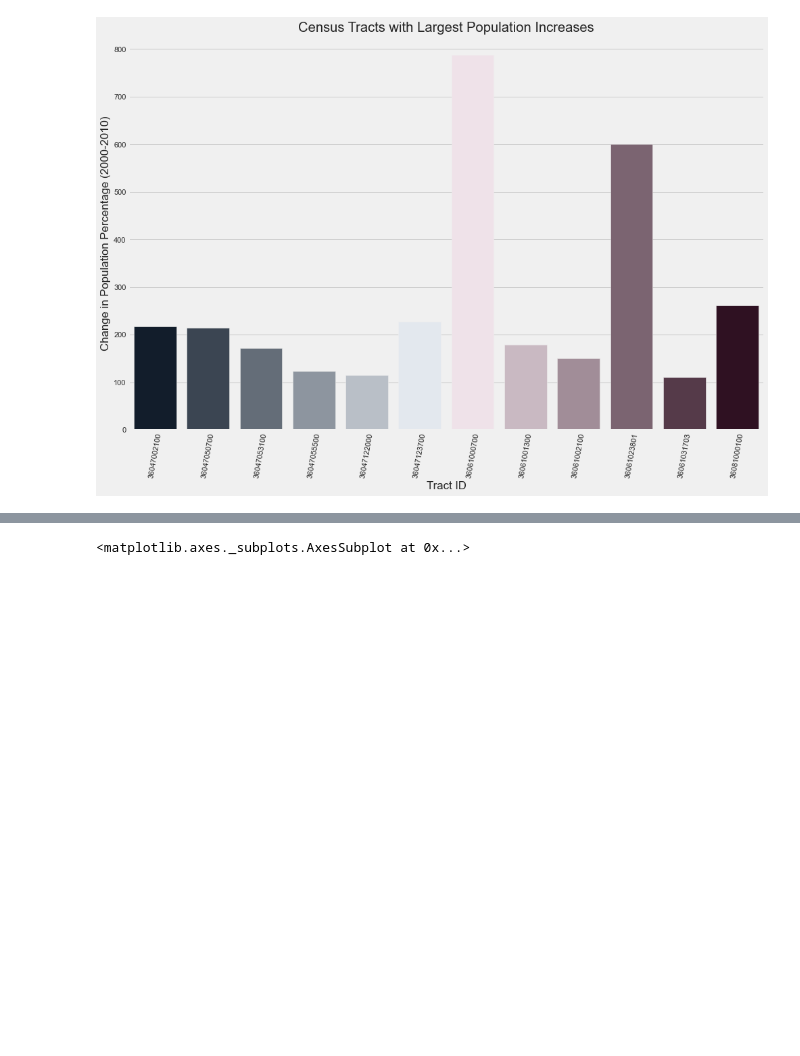
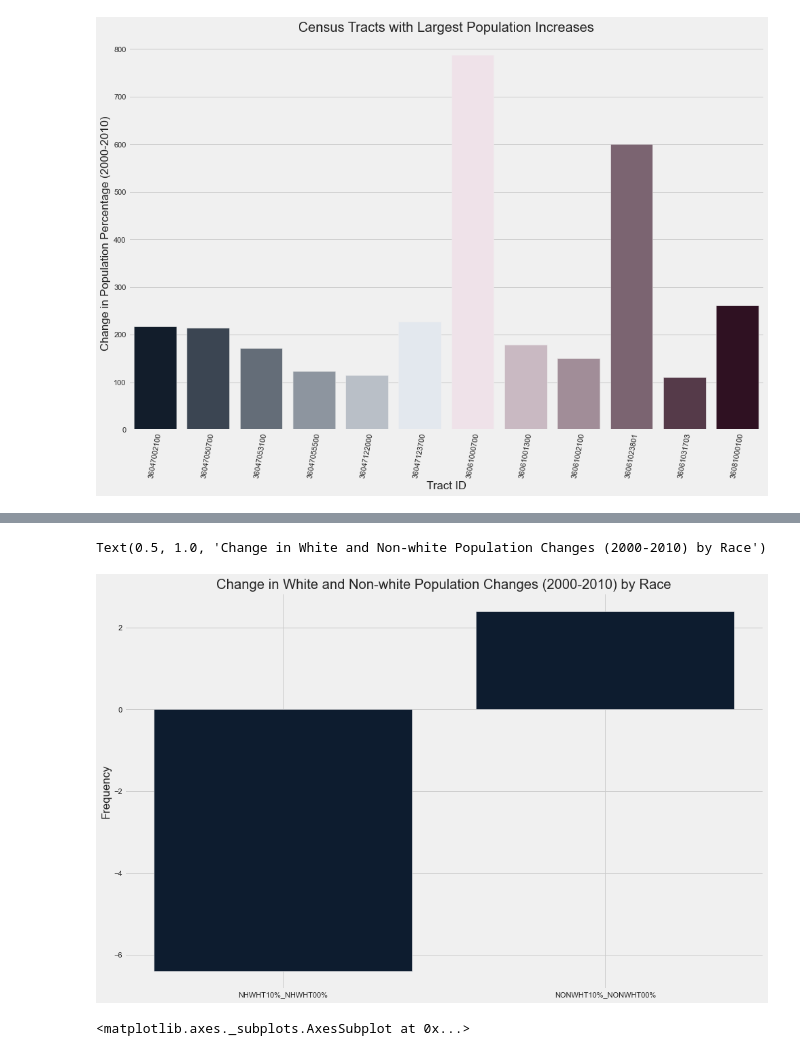
Before and after one commit to ptorres001/cluster_gentrification_new_york, a Jupyter notebook: EDA.ipynb, the cells around one changed output, grey strips where cells are left out. Saved outputs shown, nothing was run; the diff lists cells and outputs as text; code cells hidden in the pictures; blank space fills up the shorter version.

```diff
--- a/EDA.ipynb
+++ b/EDA.ipynb
@@ -110,3 +110,14 @@ Text(0.5, 1.0, 'Change in White and Non-white Population Changes (2000-2010) by
+# %%
+ax = plt.bar(x = ['NHWHT10%_NHWHT00%','NONWHT10%_NONWHT00%'],
+             height = [df['NHWHT10%_NHWHT00%'].median(),df['NONWHT10%_NONWHT00%'].median()],
+             data=df)
+plt.ylabel('Frequency')
+plt.xlabel('')
+plt.title('Change in White and Non-white Population Changes (2000-2010) by Race')
+# plt.savefig('Race_pop_changes.png', dpi=300)
+# %% [output]
+Text(0.5, 1.0, 'Change in White and Non-white Population Changes (2000-2010) by Race')
+[figure, added]
 # %%
 # change in percentage of people who are white vs change of renter occupation
 sns.scatterplot(x='RENT10%_RENT00%',y='NHWHT10%_NHWHT00%',data=df)
```
Also changed, not shown: parts of 6 cells of this notebook.
